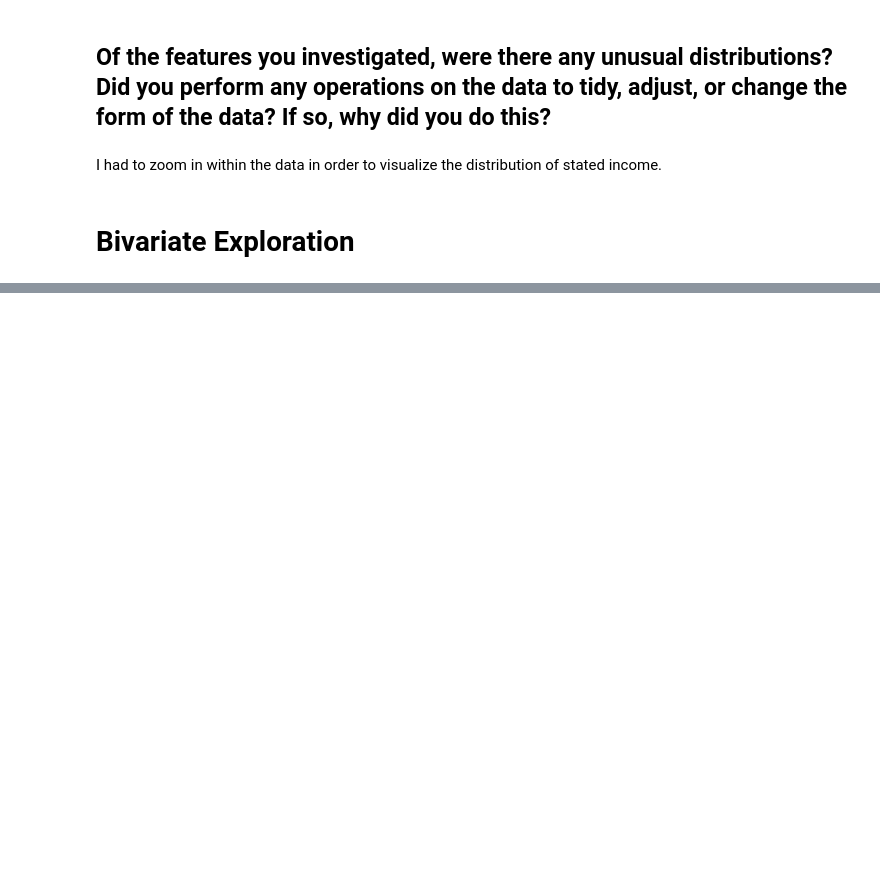
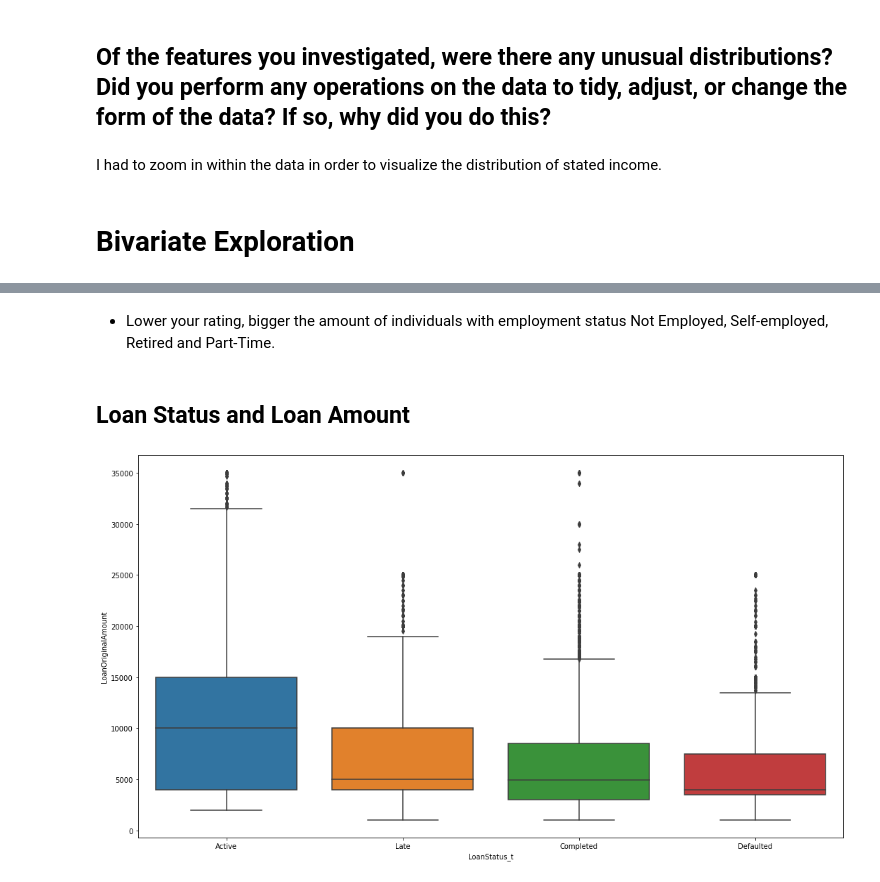
Before and after one commit to FilipeSquire/Udacity-DA, a Jupyter notebook: Data Visualization Project/exploration.ipynb, the cells around one changed output, grey strips where cells are left out. Cells and saved outputs as stored; diff of their text form; code cells hidden in the pictures; blank space fills up the shorter version.

```diff
--- a/Data Visualization Project/exploration.ipynb
+++ b/Data Visualization Project/exploration.ipynb
@@ -259,0 +319,9 @@ I had to zoom in within the data in order to visualize the distribution of state
+# %% [markdown]
+* Lower your rating, bigger the amount of individuals with employment status Not Employed, Self-employed, Retired and Part-Time.
+# %% [markdown]
+## Loan Status and Loan Amount
+# %%
+fig = plt.figure(figsize=(18,10))
+sns.boxplot(data = df_c, x = 'LoanStatus_t', y = 'LoanOriginalAmount')
+# %% [output]
+[figure, added]
```
Also changed, not shown: parts of 37 cells of this notebook, 11 other files.
